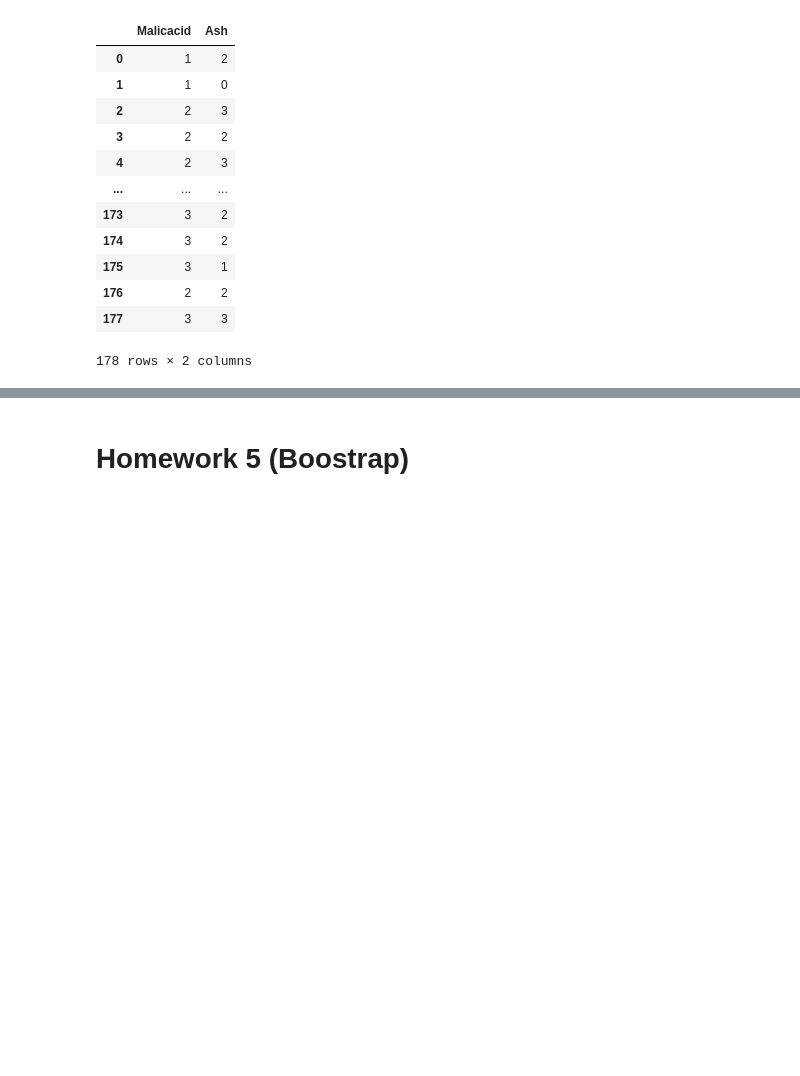
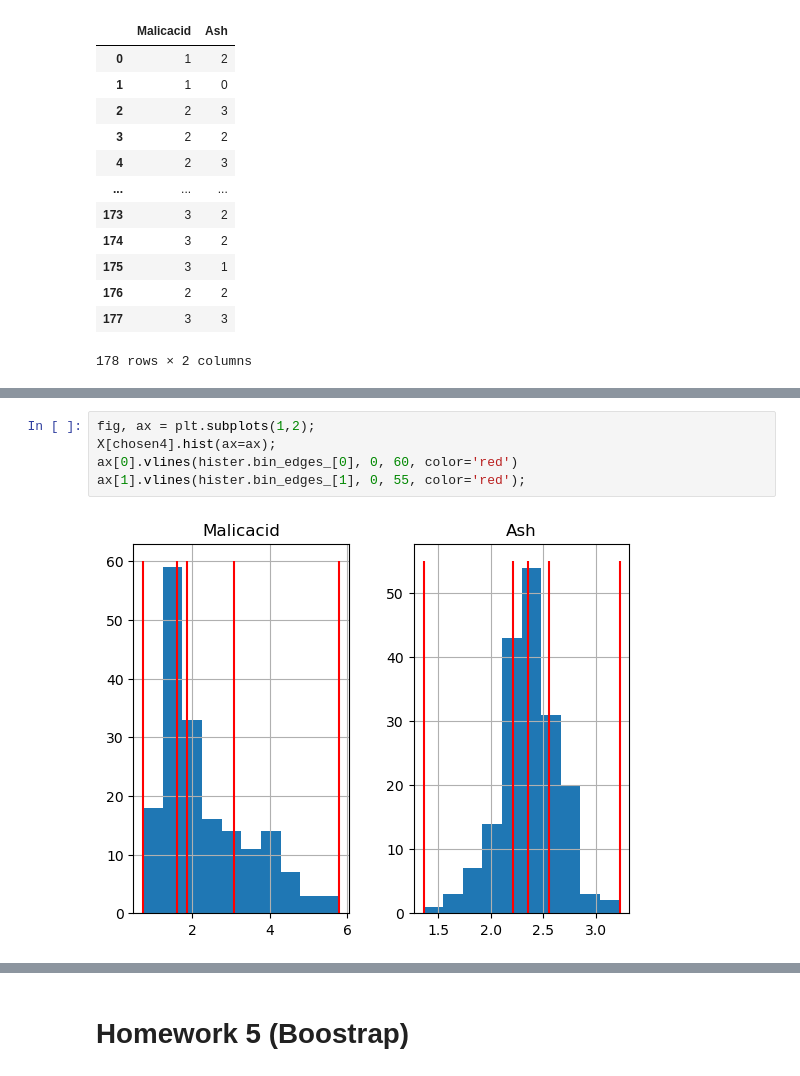
Before and after one commit to Chpel/CoDA-Project, a Jupyter notebook: Wine.ipynb, the cells around one changed output, grey strips where cells are left out. Saved outputs shown, nothing was run; the diff lists cells and outputs as text; blank space fills up the shorter version.

```diff
--- a/Wine.ipynb
+++ b/Wine.ipynb
@@ -368 +381,8 @@ pretable
+# %%
+fig, ax = plt.subplots(1,2);
+X[chosen4].hist(ax=ax);
+ax[0].vlines(hister.bin_edges_[0], 0, 60, color='red')
+ax[1].vlines(hister.bin_edges_[1], 0, 55, color='red');
+# %% [output]
+[figure, added]
 # %%
```
Also changed, not shown: parts of 15 cells of this notebook, 6 other files.
